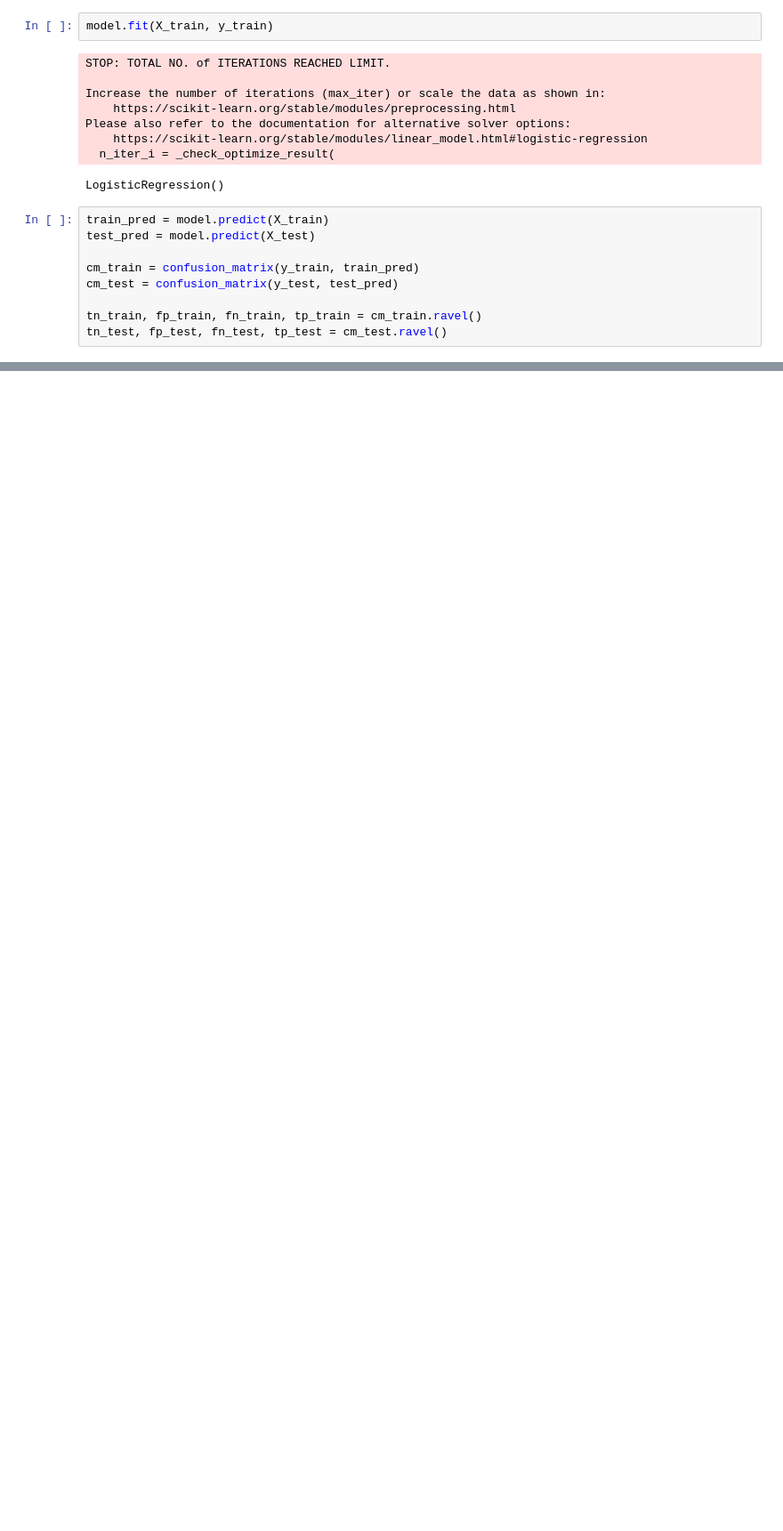
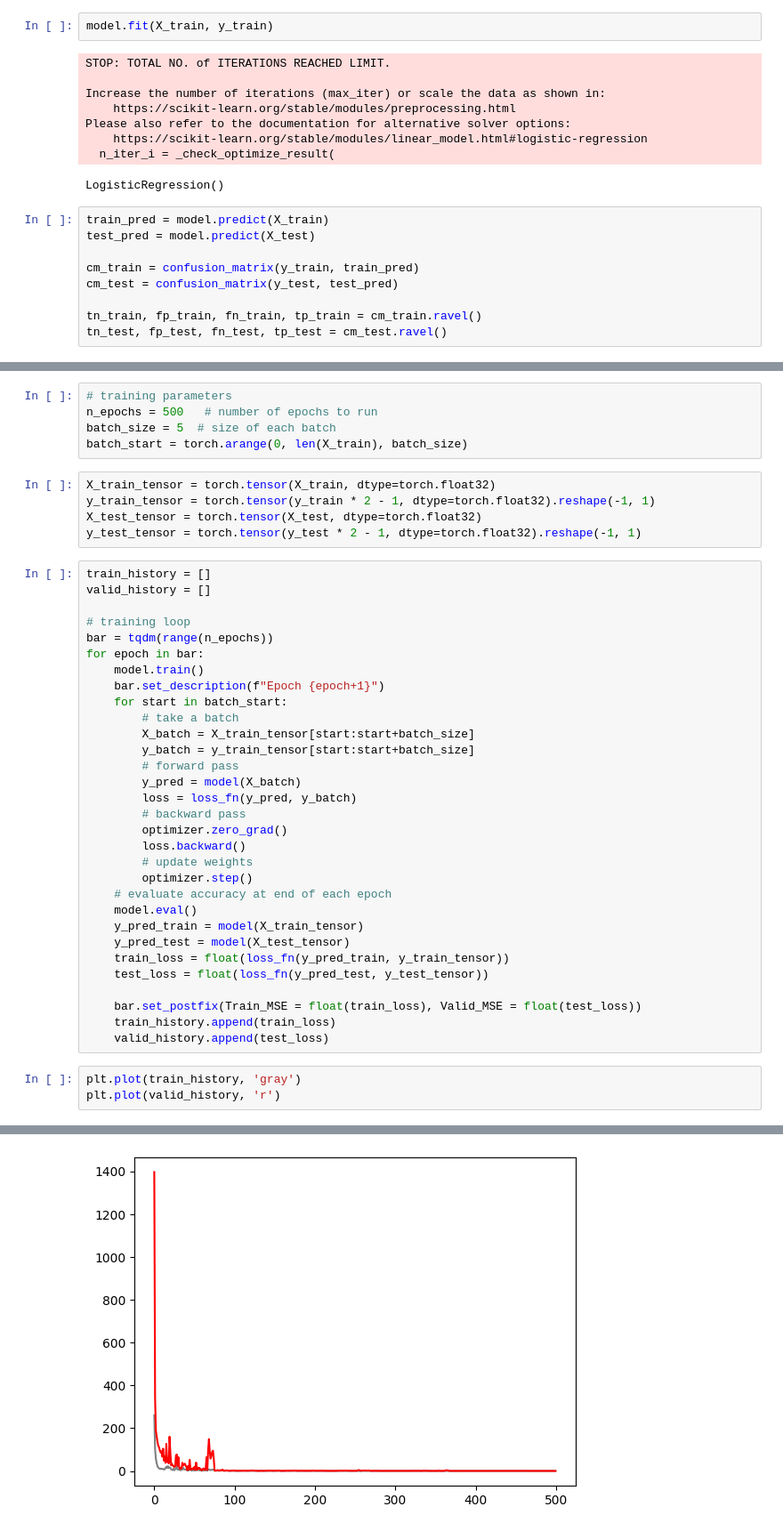
Before and after one commit to JiaDarren/DSC_180A, a Jupyter notebook: notebooks/risk_predictor.ipynb, the cells around one changed output, grey strips where cells are left out. Shown: that part at 89% size. Drawn from its saved outputs; the diff is of its cells as text; blank space fills up the shorter version.

Commit message:
added basic linear neural net model to predict default risk

```diff
--- a/notebooks/risk_predictor.ipynb
+++ b/notebooks/risk_predictor.ipynb
@@ -212,0 +252,45 @@ tn_test:  539,  fp_test:  30,  fn_test:  151, tp_test:  25
+# %%
+# training parameters
+n_epochs = 500   # number of epochs to run
+batch_size = 5  # size of each batch
+batch_start = torch.arange(0, len(X_train), batch_size)
+# %%
+X_train_tensor = torch.tensor(X_train, dtype=torch.float32)
+y_train_tensor = torch.tensor(y_train * 2 - 1, dtype=torch.float32).reshape(-1, 1)
+X_test_tensor = torch.tensor(X_test, dtype=torch.float32)
+y_test_tensor = torch.tensor(y_test * 2 - 1, dtype=torch.float32).reshape(-1, 1)
+# %%
+train_history = []
+valid_history = []
+
+# training loop
+bar = tqdm(range(n_epochs))
+for epoch in bar:
+    model.train()
+    bar.set_description(f"Epoch {epoch+1}")
+    for start in batch_start:
+        # take a batch
+        X_batch = X_train_tensor[start:start+batch_size]
+        y_batch = y_train_tensor[start:start+batch_size]
+        # forward pass
+        y_pred = model(X_batch)
+        loss = loss_fn(y_pred, y_batch)
+        # backward pass
+        optimizer.zero_grad()
+        loss.backward()
+        # update weights
+        optimizer.step()
+    # evaluate accuracy at end of each epoch
+    model.eval()
+    y_pred_train = model(X_train_tensor)
+    y_pred_test = model(X_test_tensor)
+    train_loss = float(loss_fn(y_pred_train, y_train_tensor))
+    test_loss = float(loss_fn(y_pred_test, y_test_tensor))
+
+    bar.set_postfix(Train_MSE = float(train_loss), Valid_MSE = float(test_loss))
+    train_history.append(train_loss)
+    valid_history.append(test_loss)
+# %%
+plt.plot(train_history, 'gray')
+plt.plot(valid_history, 'r')
+# %% [output]
@@ -212,0 +298 @@ tn_test:  539,  fp_test:  30,  fn_test:  151, tp_test:  25
+[figure, added]
```
Also changed, not shown: parts of 13 cells of this notebook.
